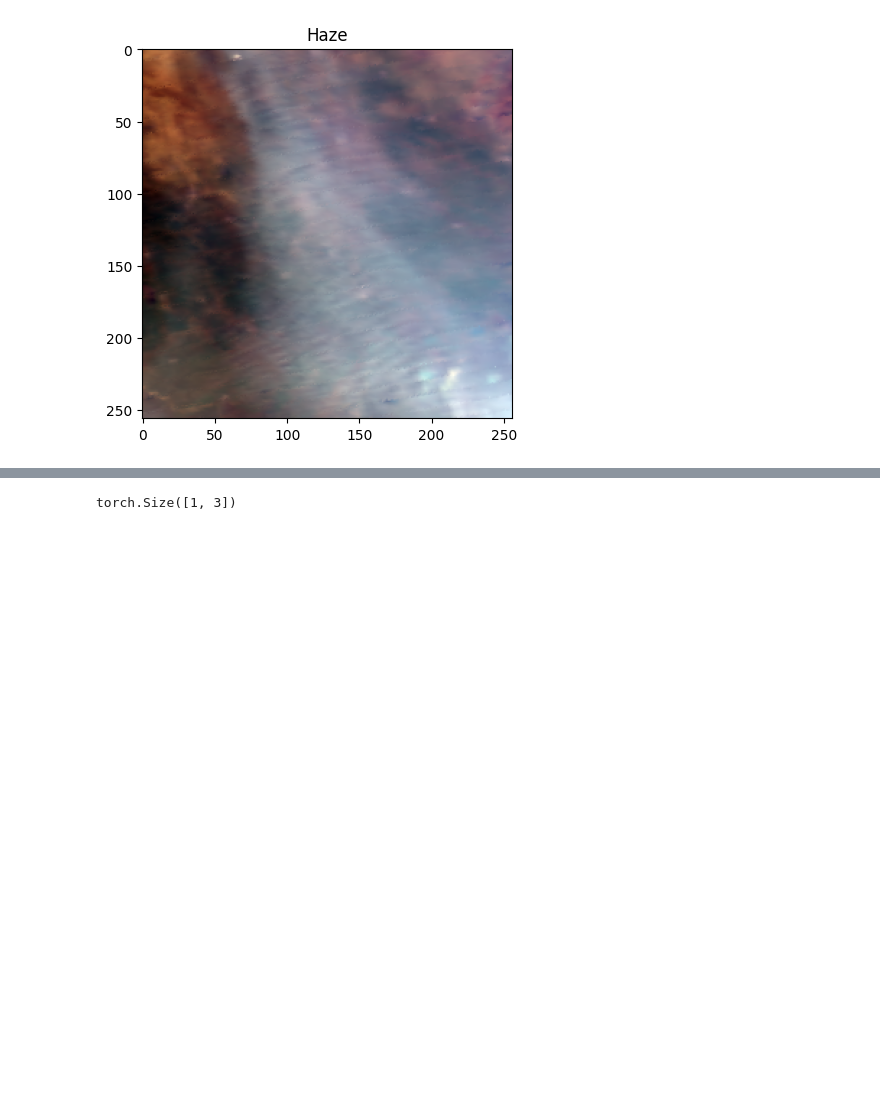
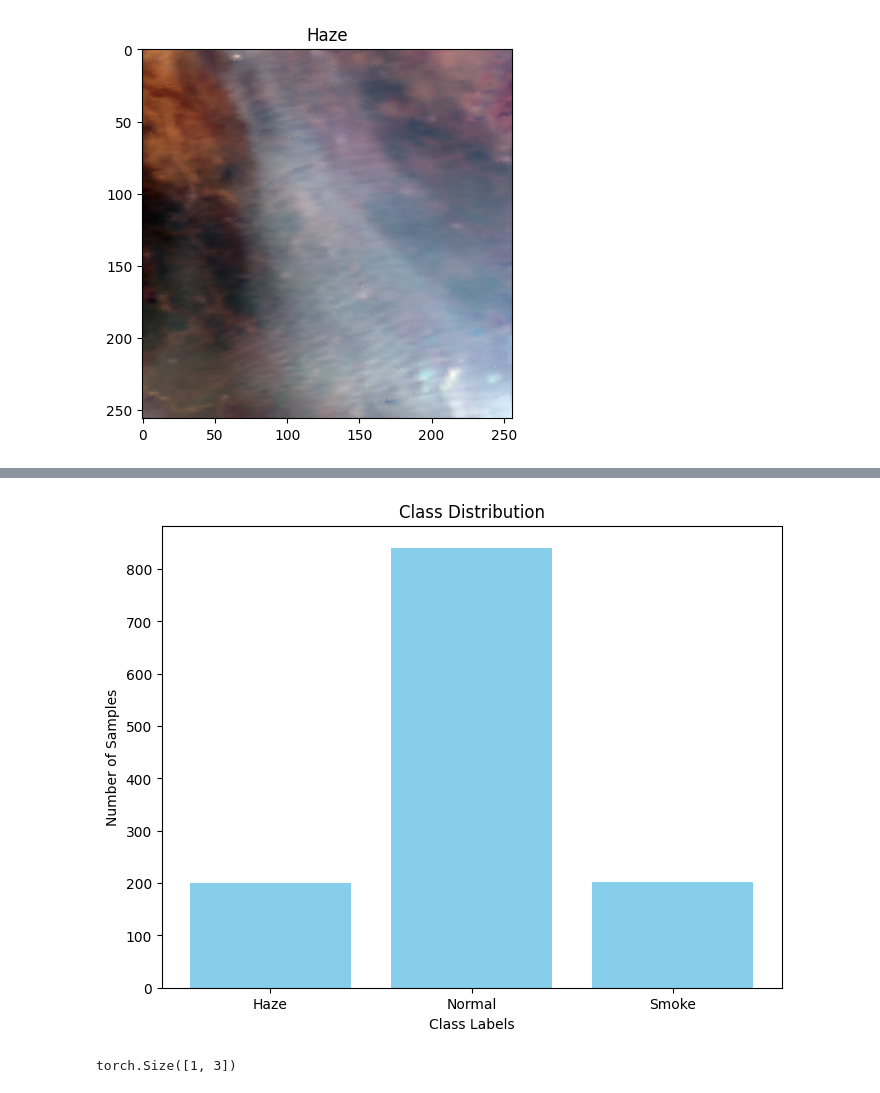
Before and after one commit to guanyuehan/hacx-cs10, a Jupyter notebook: Models/start.ipynb, the cells around one changed output, grey strips where cells are left out. Drawn from its saved outputs; the diff is of its cells as text; code cells hidden in the pictures; blank space fills up the shorter version.

```diff
--- a/Models/start.ipynb
+++ b/Models/start.ipynb
@@ -16,5 +16,5 @@ AttributeError: 'numpy.ufunc' object has no attribute '__module__'
 # %%
-DATASET_PATH = "../dataset"
+DATASET_PATH = "../dataset/UTSCdataset"
 LABELS = ["Haze", "Normal", "Smoke"]
 DEVICE = torch.device("cuda" if torch.cuda.is_available() else "cpu")
 
@@ -61,3 +61,7 @@ NameError: name 'train_dset' is not defined
+# %%
+plot_class_distribution(test_dset, LABELS)
+# %% [output]
+[figure, added]
 # %%
 class BasicCNNModule(nn.Module):
     def __init__(self, in_channels, out_channels, **kwargs):
```
Also changed, not shown: parts of 4 cells of this notebook.
